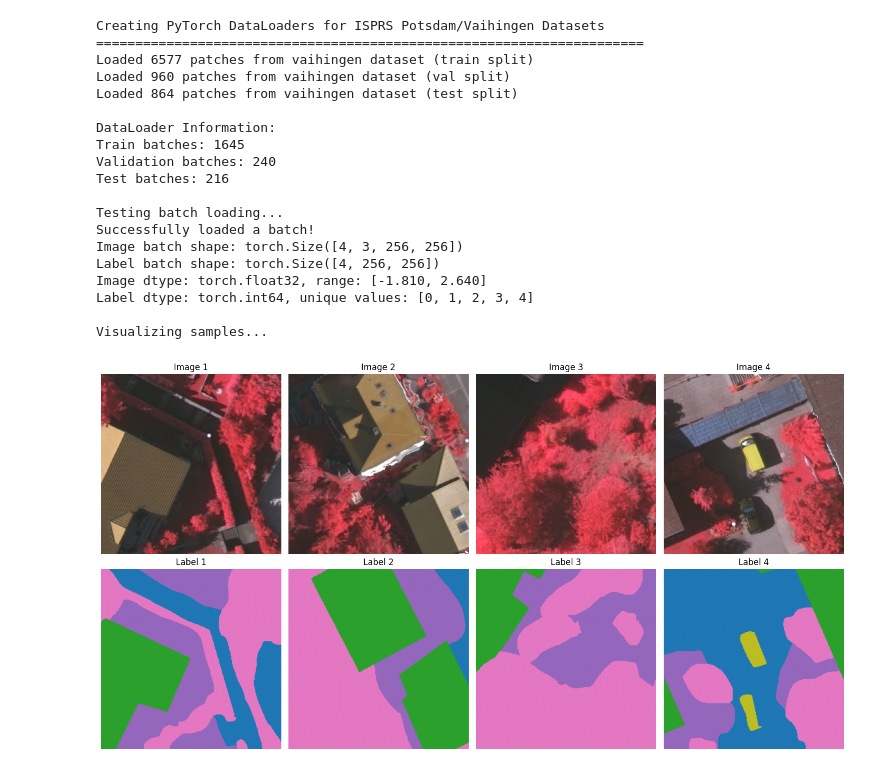
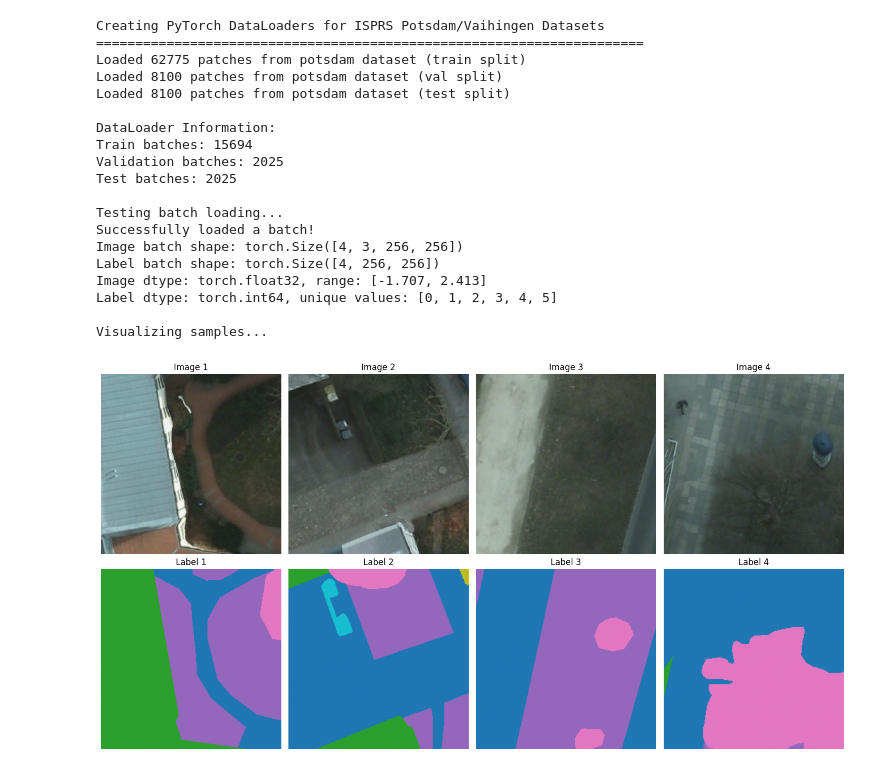
Before and after one commit to Finn1510/compvis-finalproject-Multi-Class-Remote-Sensing-Image-Segmentation, a Jupyter notebook: dataloader_demo.ipynb, the cells around one changed output. Saved outputs shown, nothing was run; the diff lists cells and outputs as text; code cells hidden in the pictures.

```diff
--- a/dataloader_demo.ipynb
+++ b/dataloader_demo.ipynb
@@ -8,7 +8,7 @@ import torch
 from torch.utils.data import DataLoader
 import matplotlib.pyplot as plt
 import numpy as np
-from dataset_utils import create_dataloaders, PotsdamVaihingenDataset, get_transforms
+from dataset_loader import create_dataloaders, PotsdamVaihingenDataset, get_transforms
 
 def visualize_batch(dataloader, num_samples=4, save_path=None):
     """Visualize a batch of samples from the dataloader."""
@@ -61,7 +61,7 @@ def main():
 
     # Configuration
     root_dir = "./data"
-    dataset_name = "vaihingen"  # possible: 'potsdam','vaihingen','both'
+    dataset_name = "potsdam"  # possible: 'potsdam','vaihingen','both'
     patch_size = 256
     stride = 128
     batch_size = 4
@@ -91,39 +91,39 @@ def main():
         for images, labels in train_loader:
             print(f"Successfully loaded a batch!")
             print(f"Image batch shape: {images.shape}")
             print(f"Label batch shape: {labels.shape}")
             print(f"Image dtype: {images.dtype}, range: [{images.min():.3f}, {images.max():.3f}]")
             print(f"Label dtype: {labels.dtype}, unique values: {torch.unique(labels).tolist()}")
 
             # Visualize the batch
             print(f"\nVisualizing samples...")
             visualize_batch(train_loader, num_samples=4)
 
             break
     else:
         print("No data found!")
         return
 
 if __name__ == "__main__":
     main()
 # %% [output]
 Creating PyTorch DataLoaders for ISPRS Potsdam/Vaihingen Datasets
 ======================================================================
-Loaded 6577 patches from vaihingen dataset (train split)
-Loaded 960 patches from vaihingen dataset (val split)
-Loaded 864 patches from vaihingen dataset (test split)
+Loaded 62775 patches from potsdam dataset (train split)
+Loaded 8100 patches from potsdam dataset (val split)
+Loaded 8100 patches from potsdam dataset (test split)
 
 DataLoader Information:
-Train batches: 1645
-Validation batches: 240
-Test batches: 216
+Train batches: 15694
+Validation batches: 2025
+Test batches: 2025
 
 Testing batch loading...
 Successfully loaded a batch!
 Image batch shape: torch.Size([4, 3, 256, 256])
 Label batch shape: torch.Size([4, 256, 256])
-Image dtype: torch.float32, range: [-1.810, 2.640]
-Label dtype: torch.int64, unique values: [0, 1, 2, 3, 4]
+Image dtype: torch.float32, range: [-1.707, 2.413]
+Label dtype: torch.int64, unique values: [0, 1, 2, 3, 4, 5]
 
 Visualizing samples...
-[figure, old version]
+[figure, new version]
```
Also changed, not shown: 1 other file.
